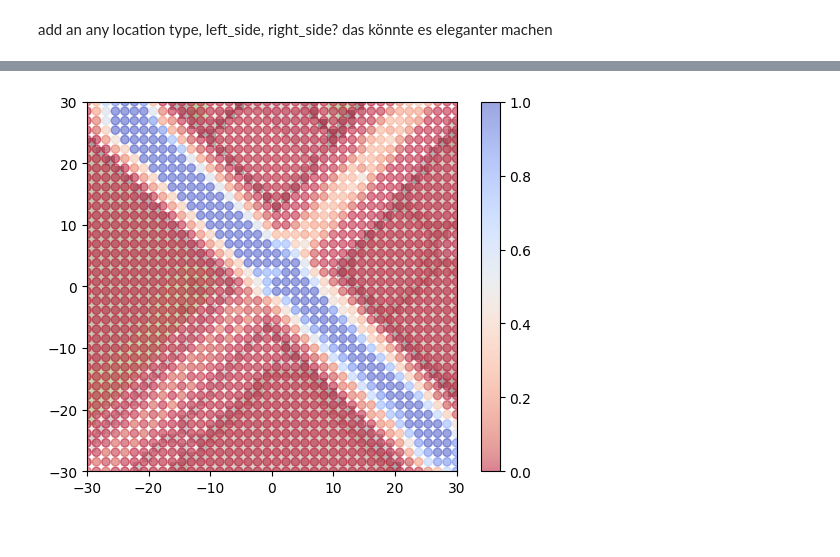
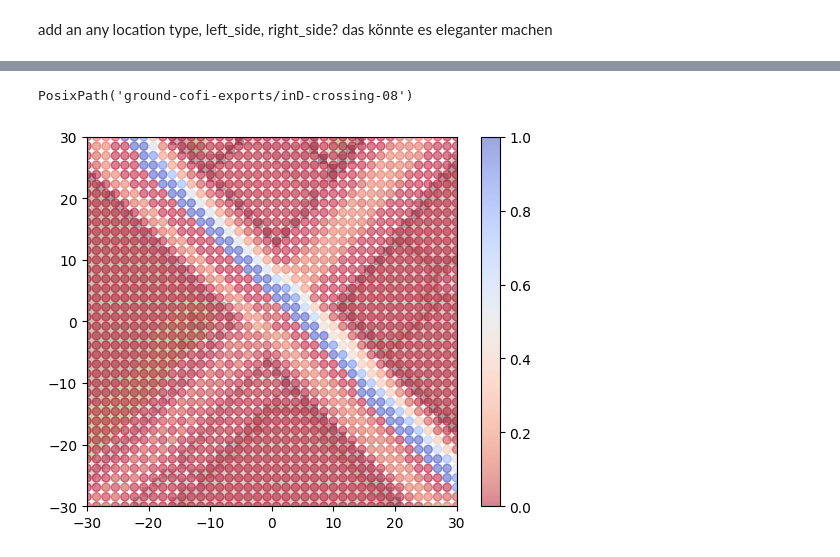
Before and after one commit to orthographiepro/ProMis, a Jupyter notebook: examples/cofi/ground-cofi.ipynb, the cells around one changed output, grey strips where cells are left out. Drawn from its saved outputs; the diff is of its cells as text; code cells hidden in the pictures.

```diff
--- a/examples/cofi/ground-cofi.ipynb
+++ b/examples/cofi/ground-cofi.ipynb
@@ -324,12 +313,15 @@ for f in uam.features:
 # promis = ProMis(dsm)
 # promis.solve(support, general_logic, print_first=True, show_progress=True)
 support = DeltaGrid.load(output_folder / "landscape.pkl")
+output_folder
+# %% [output]
+PosixPath('ground-cofi-exports/inD-crossing-08')
 # %%
-plot = support.scatter(bearing = 0, speed = 40, plot_basemap=True, alpha=0.5, cmap = "coolwarm_r")
+plot = support.scatter(bearing = 270, speed = 40, plot_basemap=True, alpha=0.5, cmap = "coolwarm_r")
 plt.colorbar(plot)
 pass
 # %% [output]
-[figure, old version]
+[figure, new version]
 # %%
 from matplotlib.animation import ArtistAnimation
 # %%
```
Also changed, not shown: parts of 6 cells of this notebook, 2 other files.
